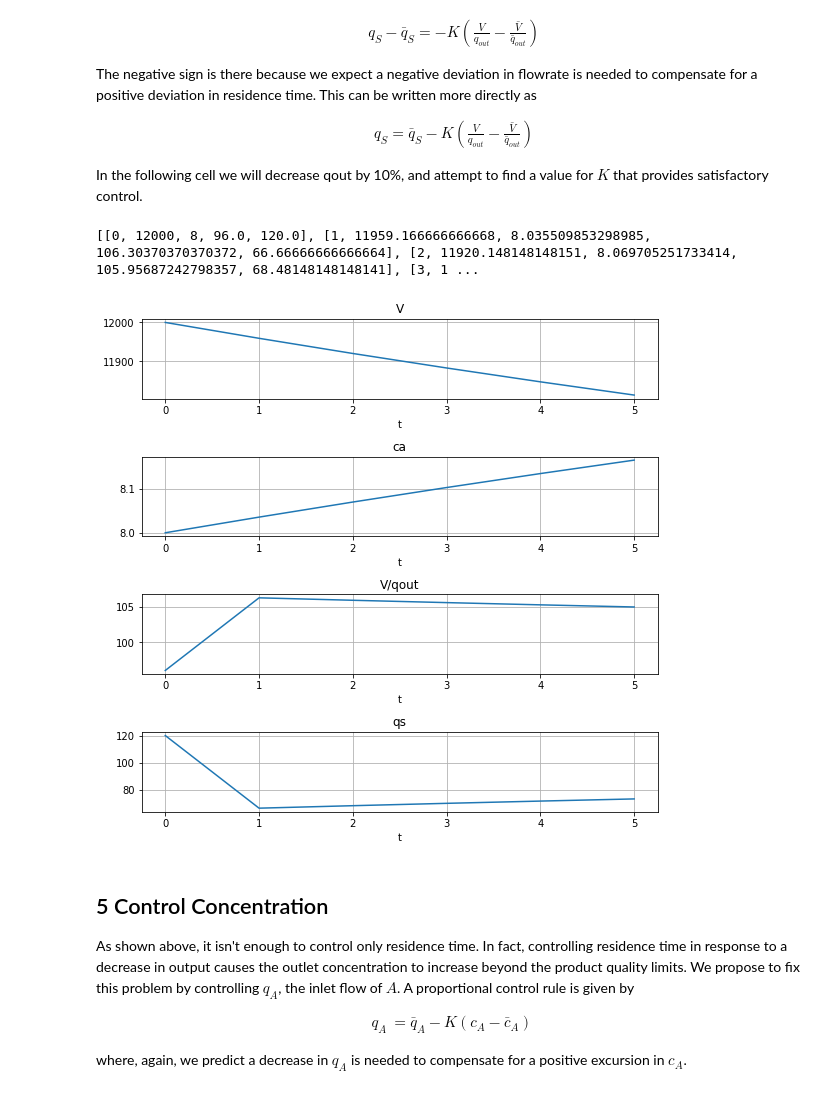
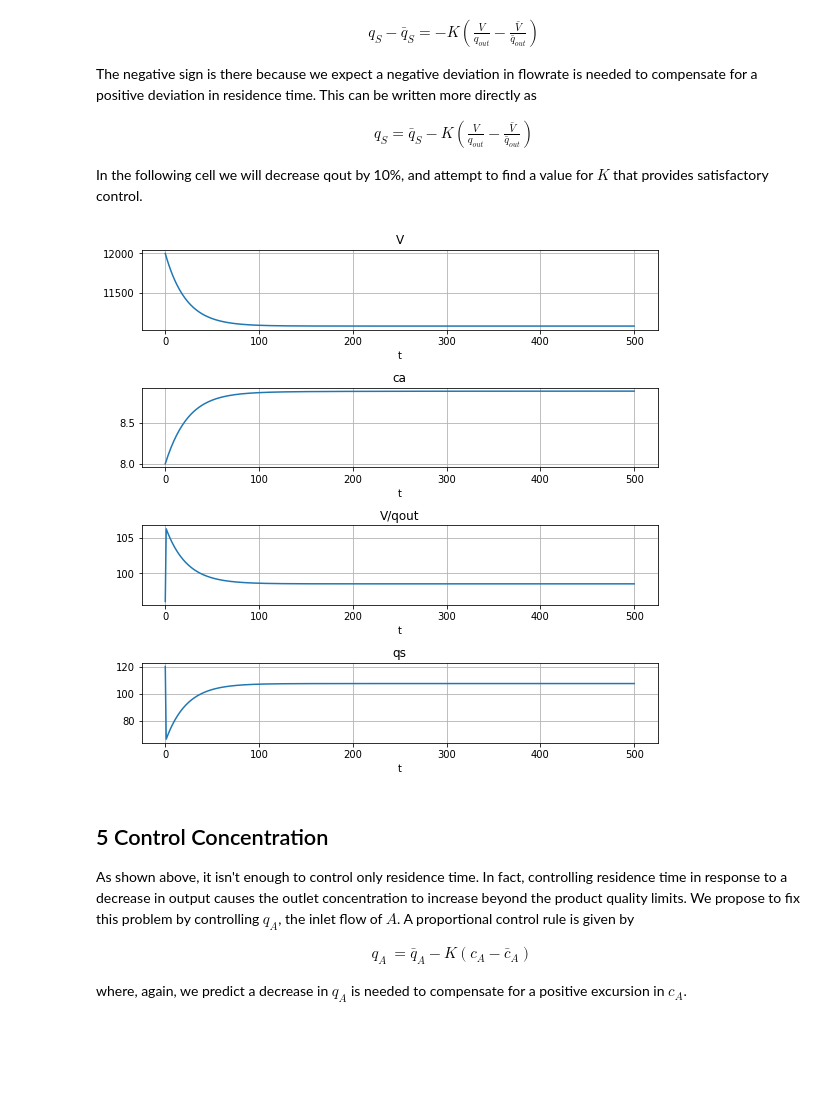
Before and after one commit to chaiwat47/CP3-Chaiwat-Klaewwigkij, a Jupyter notebook: Chemical_process_control/ProcessModelling/Continuous-Product-Blending.ipynb, the cells around one changed output. Cells and saved outputs as stored; diff of their text form; code cells hidden in the pictures; blank space fills up the shorter version.

```diff
--- a/Chemical_process_control/ProcessModelling/Continuous-Product-Blending.ipynb
+++ b/Chemical_process_control/ProcessModelling/Continuous-Product-Blending.ipynb
@@ -287,30 +287,29 @@ In the following cell we will decrease qout by 10%, and attempt to find a value
 # %%
 # fix all degrees of freedom
 qout = qout_bar      # outlet flow -- process disturbance variable.
 qa = qa_bar          # inlet flow of A -- process manipulated variable
 qs = qs_bar          # inlet flow of suspension -- process manipulated variable
 
 # establish initial conditions
 t  = 0
 V  = V_bar
 ca = ca_bar
 
 # time step, and variable to store simulation record (or history)
 dt = 1
 history = [[t, V, ca, V/qout, qs]]
 
 qout = 0.9*qout
-while t < 5:
+while t < 500:
     qs = qs_bar - 5*(V/qout - V_bar/qout_bar)
     V, ca = odeint(deriv, [V, ca], [t, t+dt])[-1]
     t += dt
     history.append([t, V, ca, V/qout, qs])
-print(history)
+
 
 plot_history(history, ['t','V','ca','V/qout','qs'])
 # %% [output]
-[[0, 12000, 8, 96.0, 120.0], [1, 11959.166666666668, 8.035509853298985, 106.30370370370372, 66.66666666666664], [2, 11920.148148148151, 8.069705251733414, 105.95687242798357, 68.48148148148141], [3, 1 ...
-[figure, old version]
+[figure, new version]
 # %% [markdown]
 ## 5 Control Concentration
 
```
Also changed, not shown: 3 other files.
